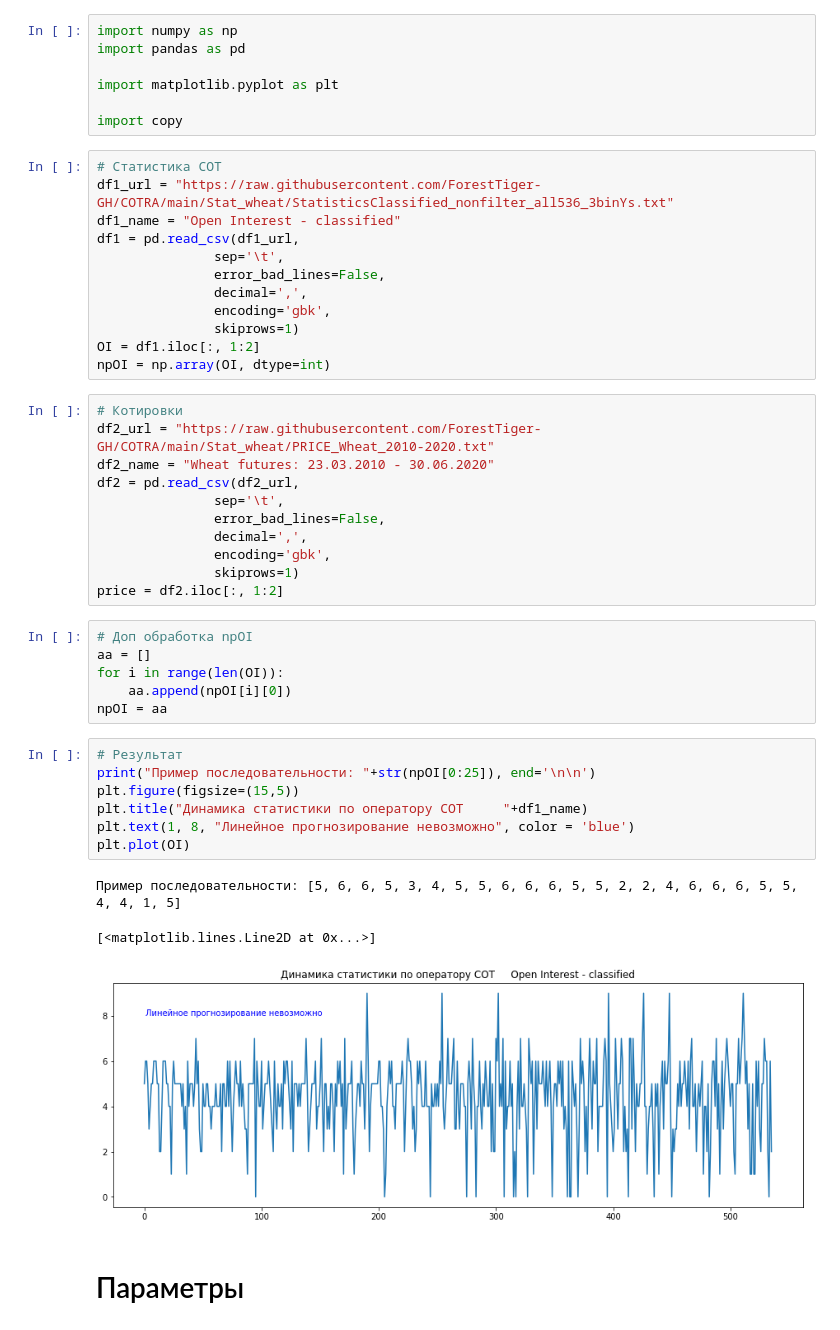
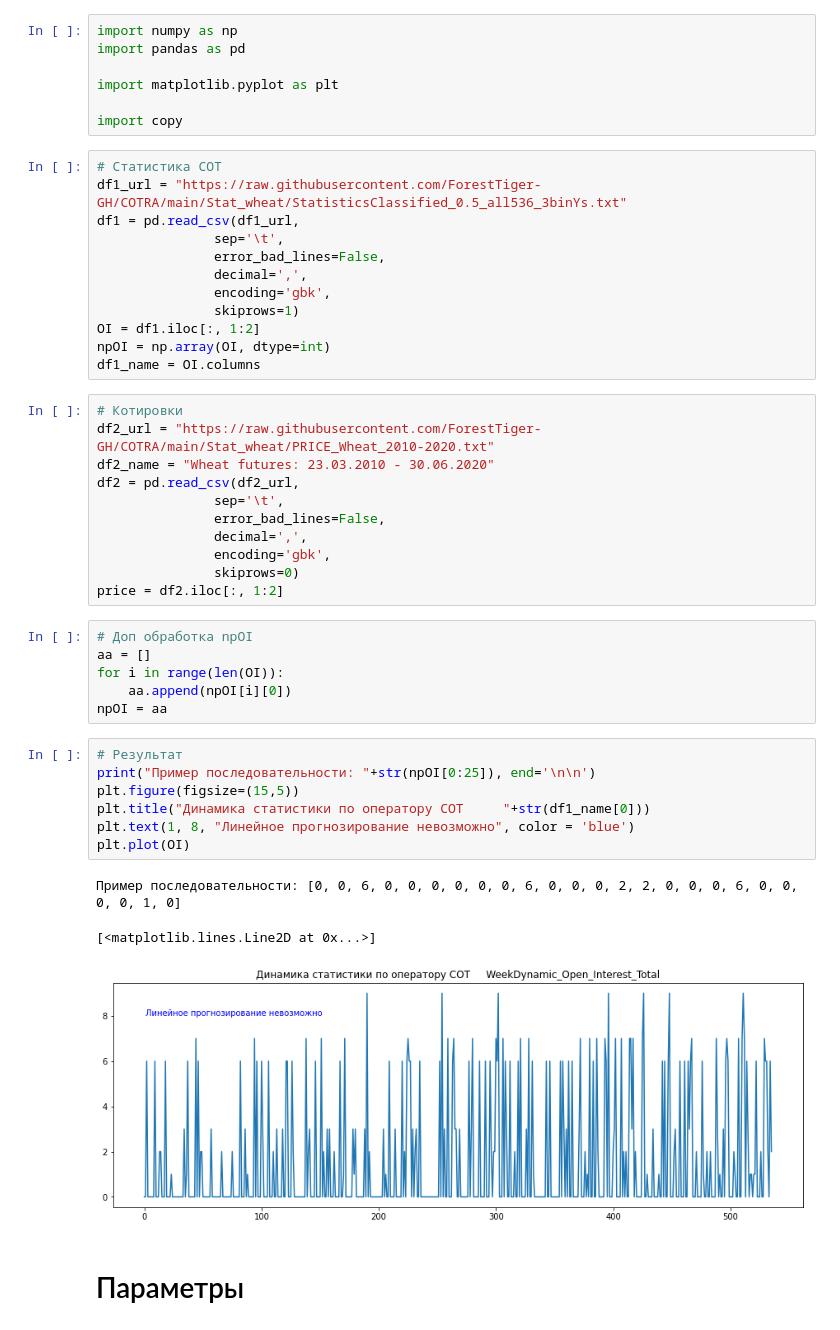
Before and after one commit to ForestTiger-GH/COTRA, a Jupyter notebook: Numeric_Classifier.ipynb, the cells around one changed output. Drawn from its saved outputs; the diff is of its cells as text.

Commit message:
Upd
Added statistics output; added filter of dev-from-int-mean

```diff
--- a/Numeric_Classifier.ipynb
+++ b/Numeric_Classifier.ipynb
@@ -20,8 +20,7 @@ import matplotlib.pyplot as plt
 import copy
 # %%
 # Статистика СОТ
-df1_url = "https://raw.githubusercontent.com/ForestTiger-GH/COTRA/main/Stat_wheat/StatisticsClassified_nonfilter_all536_3binYs.txt"
-df1_name = "Open Interest - classified"
+df1_url = "https://raw.githubusercontent.com/ForestTiger-GH/COTRA/main/Stat_wheat/StatisticsClassified_0.5_all536_3binYs.txt"
 df1 = pd.read_csv(df1_url,
                sep='\t',
                error_bad_lines=False,
@@ -30,6 +29,7 @@ df1 = pd.read_csv(df1_url,
                skiprows=1)
 OI = df1.iloc[:, 1:2]
 npOI = np.array(OI, dtype=int)
+df1_name = OI.columns
 # %%
 # Котировки
 df2_url = "https://raw.githubusercontent.com/ForestTiger-GH/COTRA/main/Stat_wheat/PRICE_Wheat_2010-2020.txt"
@@ -39,7 +39,7 @@ df2 = pd.read_csv(df2_url,
                error_bad_lines=False,
                decimal=',',
                encoding='gbk',
-               skiprows=1)
+               skiprows=0)
 price = df2.iloc[:, 1:2]
 # %%
 # Доп обработка npOI
@@ -50,14 +50,14 @@ npOI = aa
 # %%
 # Результат
 print("Пример последовательности: "+str(npOI[0:25]), end='\n\n')
 plt.figure(figsize=(15,5))
-plt.title("Динамика статистики по оператору СОТ     "+df1_name)
+plt.title("Динамика статистики по оператору СОТ     "+str(df1_name[0]))
 plt.text(1, 8, "Линейное прогнозирование невозможно", color = 'blue')
 plt.plot(OI)
 # %% [output]
-Пример последовательности: [5, 6, 6, 5, 3, 4, 5, 5, 6, 6, 6, 5, 5, 2, 2, 4, 6, 6, 6, 5, 5, 4, 4, 1, 5]
+Пример последовательности: [0, 0, 6, 0, 0, 0, 0, 0, 0, 6, 0, 0, 0, 2, 2, 0, 0, 0, 6, 0, 0, 0, 0, 1, 0]
 [<matplotlib.lines.Line2D at 0x...>]
-[figure, old version]
+[figure, new version]
 # %% [markdown]
 # Параметры
 # %%
```
Also changed, not shown: parts of 6 cells of this notebook.
